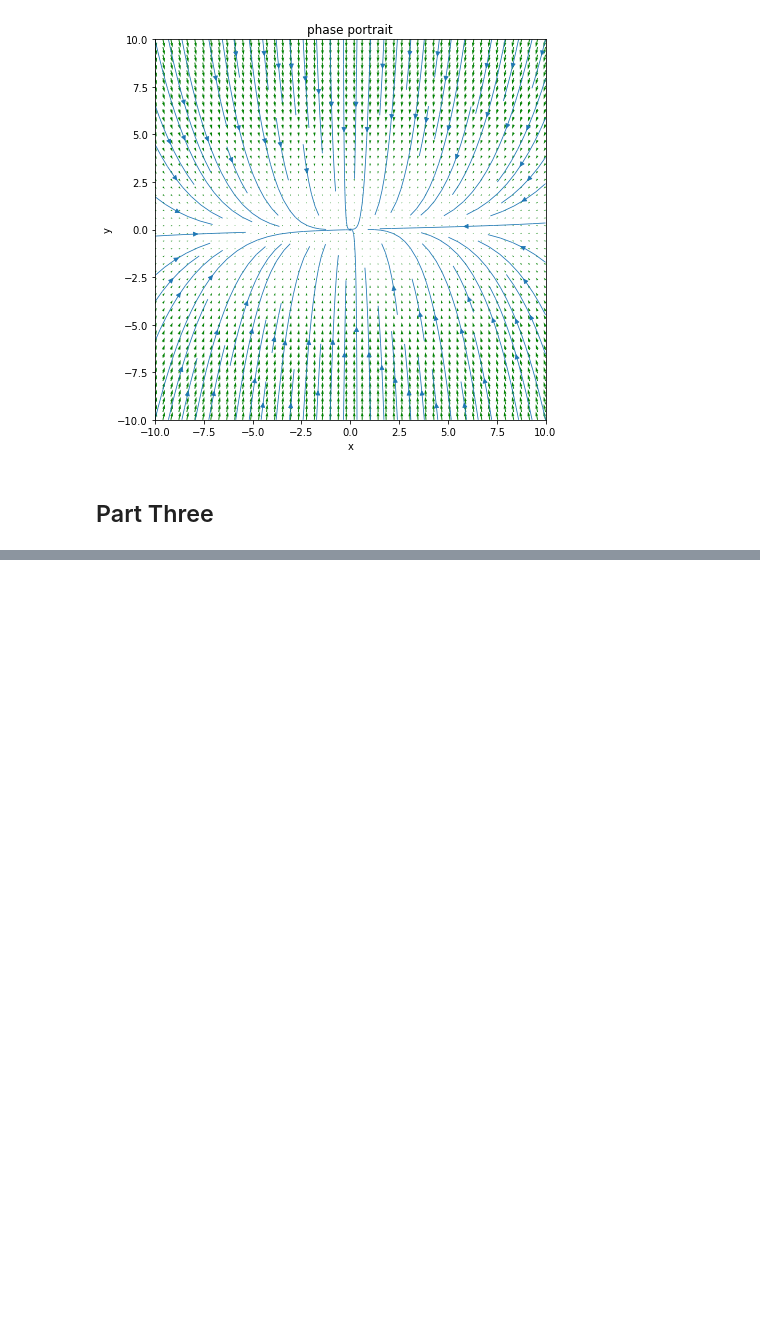
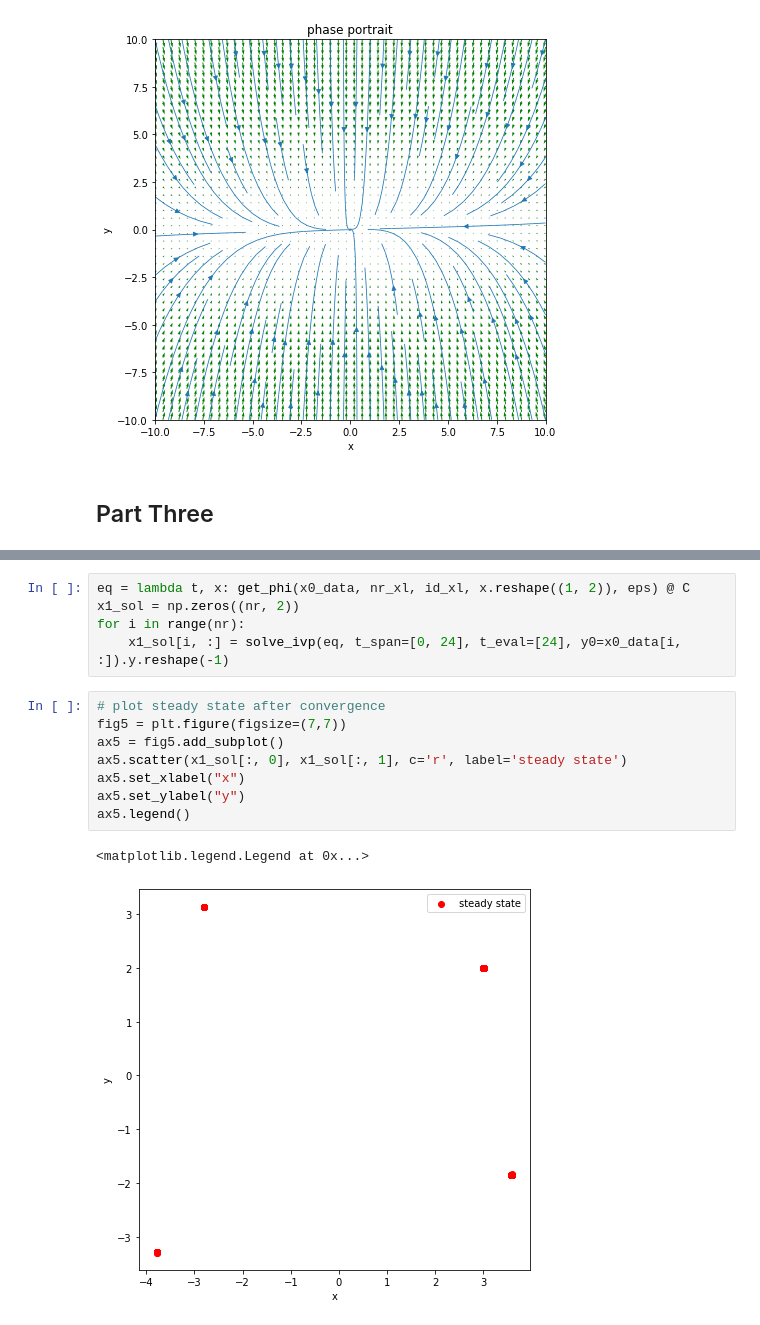
Before and after one commit to ge96rox/MLCMS05, a Jupyter notebook: task3.ipynb, the cells around one changed output, grey strips where cells are left out. Drawn from its saved outputs; the diff is of its cells as text; blank space fills up the shorter version.

```diff
--- a/task3.ipynb
+++ b/task3.ipynb
@@ -158,3 +164,19 @@ after 234's steps, mse loss converged
+# %%
+eq = lambda t, x: get_phi(x0_data, nr_xl, id_xl, x.reshape((1, 2)), eps) @ C
+x1_sol = np.zeros((nr, 2))
+for i in range(nr):
+    x1_sol[i, :] = solve_ivp(eq, t_span=[0, 24], t_eval=[24], y0=x0_data[i, :]).y.reshape(-1)
+# %%
+# plot steady state after convergence
+fig5 = plt.figure(figsize=(7,7))
+ax5 = fig5.add_subplot()
+ax5.scatter(x1_sol[:, 0], x1_sol[:, 1], c='r', label='steady state')
+ax5.set_xlabel("x")
+ax5.set_ylabel("y")
+ax5.legend()
+# %% [output]
+<matplotlib.legend.Legend at 0x...>
+[figure, added]
 # %%
 # plot steady state after convergence
 fig5 = plt.figure(figsize=(7,7))
```
Also changed, not shown: parts of 5 cells of this notebook, 1 other file.
